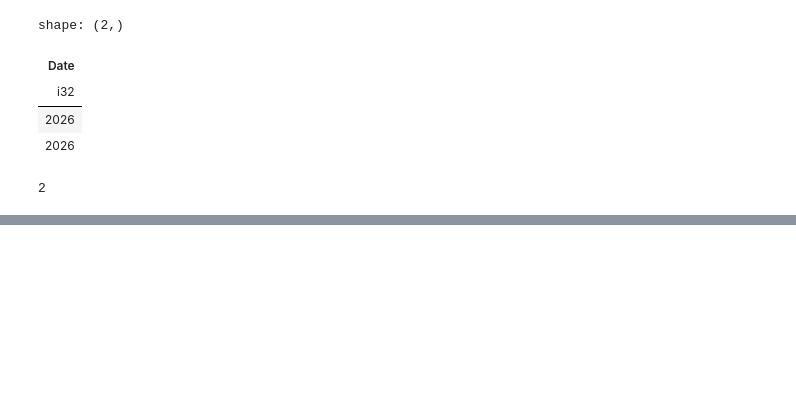
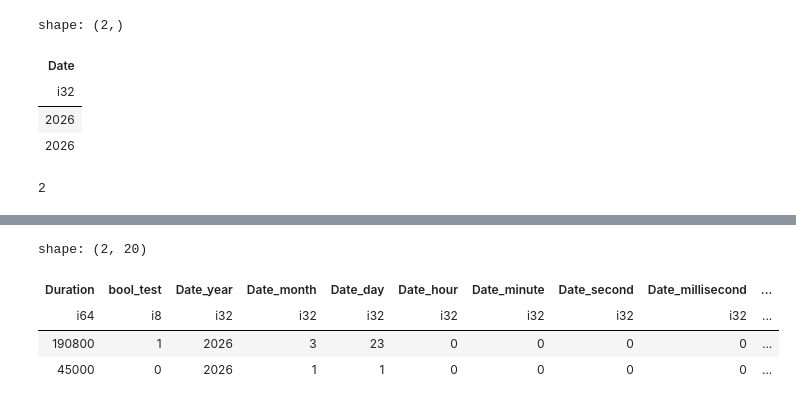
Before and after one commit to rzambrano1/tabular_nn, a Jupyter notebook: notebooks/tabular_argn.ipynb, the cells around one changed output, grey strips where cells are left out. Saved outputs shown, nothing was run; the diff lists cells and outputs as text; code cells hidden in the pictures; blank space fills up the shorter version.

```diff
--- a/notebooks/tabular_argn.ipynb
+++ b/notebooks/tabular_argn.ipynb
@@ -1638,3 +1640,5 @@ def encode_datetime(df_pl: pl.DataFrame, datetime_cols: list[str]) -> pl.DataFra
         processed_df = processed_df.drop(col_name)
 
     return processed_df
+# %%
+datetime_test = ArgnDataset(df_pl.to_pandas(), clip_cols = True)
@@ -1640,0 +1665,8 @@ def encode_datetime(df_pl: pl.DataFrame, datetime_cols: list[str]) -> pl.DataFra
+# %%
+datetime_test._table
+# %% [output]
+shape: (2, 20)
+| Duration | bool_test | Date_year | Date_month | Date_day | Date_hour | Date_minute | Date_second | Date_millisecond | ... |
+| i64 | i8 | i32 | i32 | i32 | i32 | i32 | i32 | i32 | ... |
+| 190800 | 1 | 2026 | 3 | 23 | 0 | 0 | 0 | 0 | ... |
+| 45000 | 0 | 2026 | 1 | 1 | 0 | 0 | 0 | 0 | ... |
```
Also changed, not shown: parts of 29 cells of this notebook, 2 other files.
